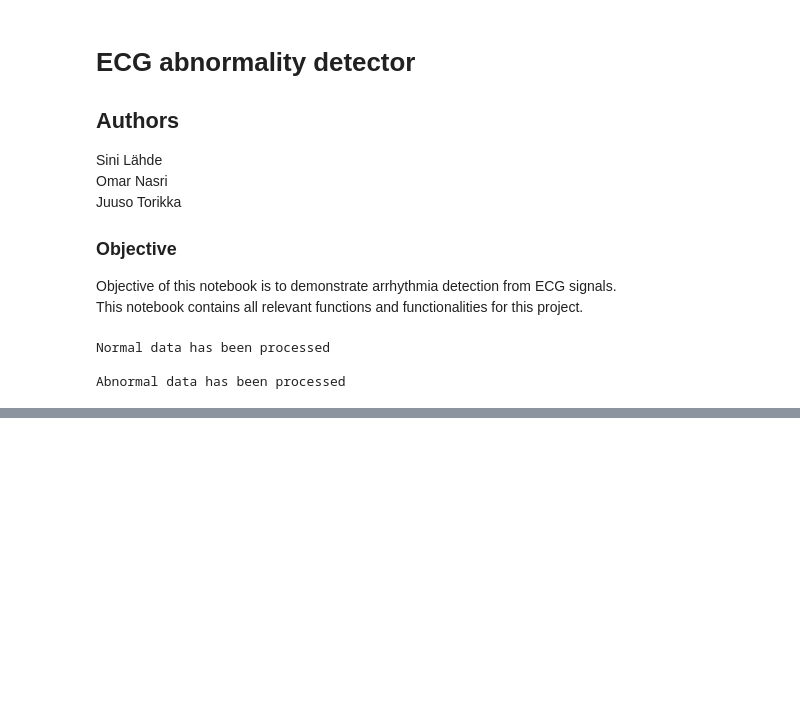
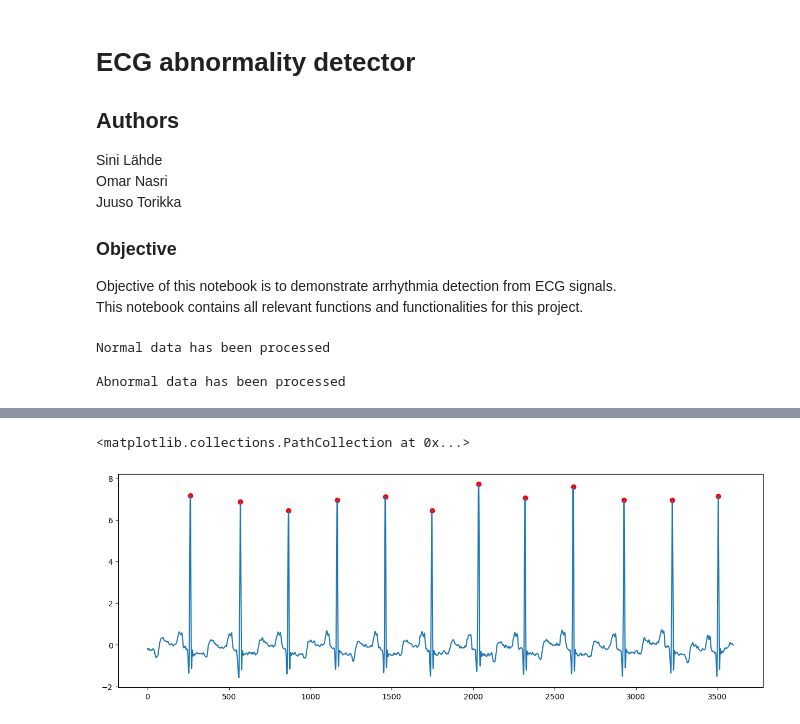
Before and after one commit to OmarNasri/ECG-abnormality-detector, a Jupyter notebook: detector.ipynb, the cells around one changed output, grey strips where cells are left out. Saved outputs shown, nothing was run; the diff lists cells and outputs as text; code cells hidden in the pictures; blank space fills up the shorter version.

```diff
--- a/detector.ipynb
+++ b/detector.ipynb
@@ -303,0 +327,24 @@ df_features.describe()
+# %%
+
+# Test ecg signal
+test_ecg = df["Lead II"].values[: 10 * Fs]
+
+#Filter the signal
+test_ecg = bandpass_filter(test_ecg, Fs)
+
+# Normalize the signal
+test_ecg = apply_z_score(test_ecg)
+
+# R peaks
+rpeaks = ecg.hamilton_segmenter(test_ecg, sampling_rate=Fs)[0]
+
+# T peaks
+t_amplitude, t_duration, t = calculate_t_wave_features(test_ecg, rpeaks, Fs)
+
+#plot the ecg signal with its r-peaks and t-peaks
+plt.figure(figsize=(15, 5))
+plt.plot(test_ecg)
+plt.scatter(rpeaks, test_ecg[rpeaks], c="r")
+# %% [output]
+<matplotlib.collections.PathCollection at 0x...>
+[figure, added]
```
Also changed, not shown: parts of 8 cells of this notebook.
